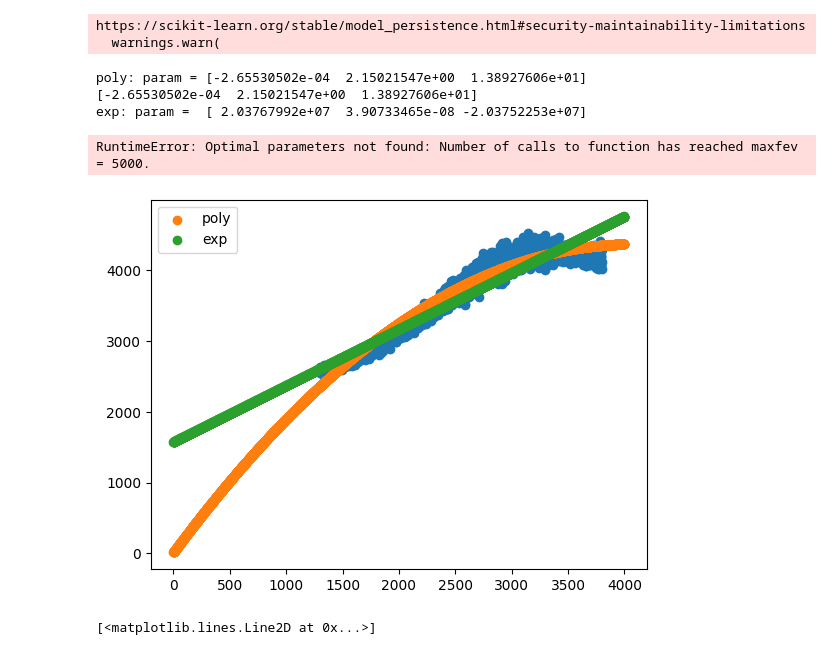
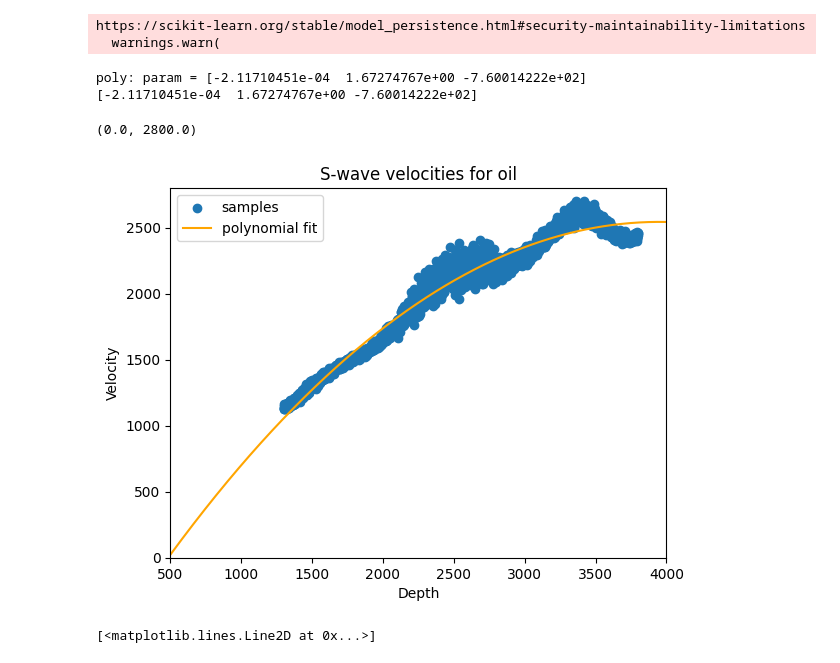
Before and after one commit to spaceswimmer/nnseismic, a Jupyter notebook: src/prepare-tagilsk-functions.ipynb, the cells around one changed output. Cells and saved outputs as stored; diff of their text form; code cells hidden in the pictures.

```diff
--- a/src/prepare-tagilsk-functions.ipynb
+++ b/src/prepare-tagilsk-functions.ipynb
@@ -145,41 +146,46 @@ def power_law_trend(depth, data):
 
     return trend, parameters
 # %%
-cheb_params = load_chebyshev_approximation('../data/grids/chebyshev/gas_pl_vp.json')
+cheb_params = load_chebyshev_approximation('../data/grids/chebyshev/oil_pl_vp_vs.json')
 # cheb_params['log_transform'] = False
 depth_min, depth_max = 1300, 3800
 depths = np.arange(depth_min, depth_max, 1)
 samples = fast_chebyshev_sample(cheb_params, depths, n_samples=1)
 mean, std = fast_chebyshev_evaluate(cheb_params, depths)
 # %%
-data = samples[:, :, 1].flatten()
+data = samples[:, :, 2].flatten()
 ddepths = np.tile(depths, samples.shape[0])
-plt.scatter(ddepths, data)
+plt.scatter(ddepths, data, label='samples')
 edepth = np.arange(0, 4000, 1)
 
 trend, param = polynomial_trend(ddepths, data, degree=2)
-param[2] = np.abs(param[2])
+# param[2] = np.abs(param[2])
 trend = np.polyval(param, edepth)
-plt.scatter(edepth, trend, label='poly')
+plt.plot(edepth, trend, label='polynomial fit', color='orange')
 print(f'poly: param = {param}')
 print(param)
 
-trend, param = exponential_trend(ddepths, data)
-trend = exp_func(edepth, *param)
-plt.scatter(edepth, trend, label='exp')
 plt.legend()
-print('exp: param = ', param)
+plt.title('S-wave velocities for oil')
+plt.xlabel('Depth')
+plt.ylabel('Velocity')
+plt.xlim((500, 4000))
+plt.ylim((0,2800))
+# trend, param = exponential_trend(ddepths, data)
+# trend = exp_func(edepth, *param)
+# plt.scatter(edepth, trend, label='exp')
+# plt.legend()
+# print('exp: param = ', param)
 
-trend, param = power_law_trend(ddepths, data)
-trend = power_func(edepth, *param)
-plt.scatter(edepth, trend, label='power')
-plt.legend()
+# trend, param = power_law_trend(ddepths, data)
+# trend = power_func(edepth, *param)
+# plt.scatter(edepth, trend, label='power')
+# plt.legend()
 # %% [output]
-poly: param = [-2.65530502e-04  2.15021547e+00  1.38927606e+01]
-[-2.65530502e-04  2.15021547e+00  1.38927606e+01]
-exp: param =  [ 2.03767992e+07  3.90733465e-08 -2.03752253e+07]
+poly: param = [-2.11710451e-04  1.67274767e+00 -7.60014222e+02]
+[-2.11710451e-04  1.67274767e+00 -7.60014222e+02]
-RuntimeError: Optimal parameters not found: Number of calls to function has reached maxfev = 5000.
+(0.0, 2800.0)
-[figure, old version]
+[figure, new version]
 # %%
 sys.path.insert(0, os.path.abspath('../synthoseis/'))
 from rockphysics.rpm_tagilsk_trends import RPMTagilsk
```
Also changed, not shown: parts of 1 cell of this notebook.
